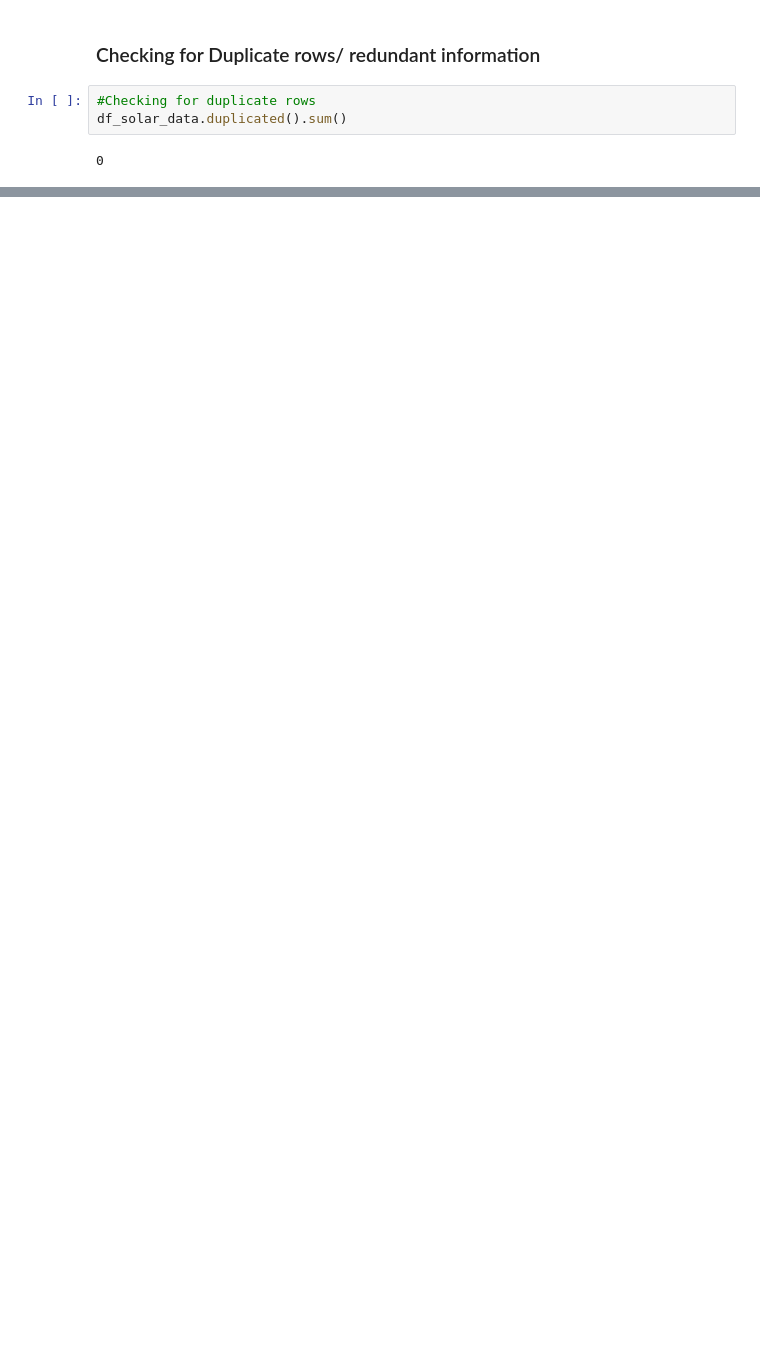
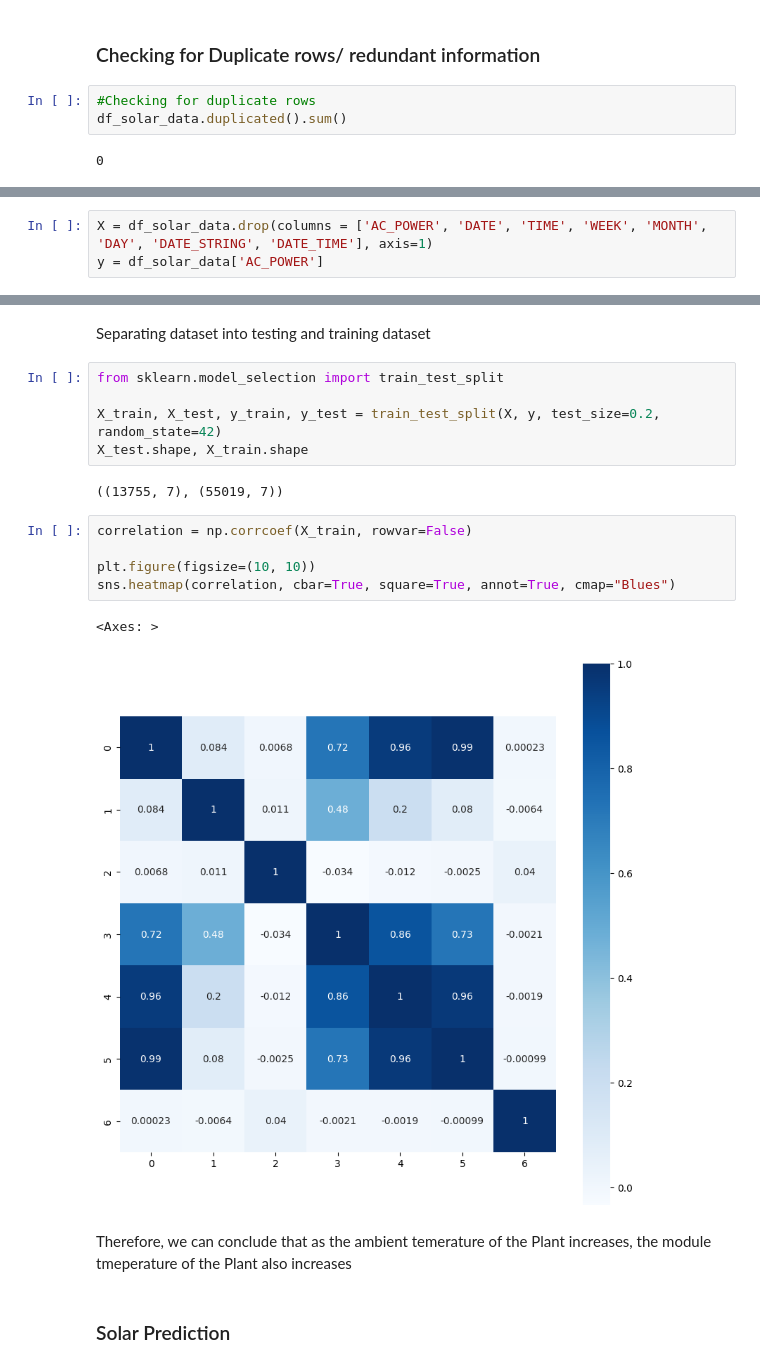
Before and after one commit to rtetteh20/fyp-solar-power-prediction, a Jupyter notebook: Scripts/main.ipynb, the cells around one changed output, grey strips where cells are left out. Saved outputs shown, nothing was run; the diff lists cells and outputs as text; blank space fills up the shorter version.

```diff
--- a/Scripts/main.ipynb
+++ b/Scripts/main.ipynb
@@ -157,0 +186,3 @@ dtype: bool
+# %%
+X = df_solar_data.drop(columns = ['AC_POWER', 'DATE', 'TIME', 'WEEK', 'MONTH', 'DAY', 'DATE_STRING', 'DATE_TIME'], axis=1)
+y = df_solar_data['AC_POWER']
@@ -157,0 +203,21 @@ dtype: bool
+# %% [markdown]
+Separating dataset into testing and training dataset
+# %%
+from sklearn.model_selection import train_test_split
+
+X_train, X_test, y_train, y_test = train_test_split(X, y, test_size=0.2, random_state=42)
+X_test.shape, X_train.shape
+# %% [output]
+((13755, 7), (55019, 7))
+# %%
+correlation = np.corrcoef(X_train, rowvar=False)
+
+plt.figure(figsize=(10, 10))
+sns.heatmap(correlation, cbar=True, square=True, annot=True, cmap="Blues")
+# %% [output]
+<Axes: >
+[figure, added]
+# %% [markdown]
+Therefore, we can conclude that as the ambient temerature of the Plant increases, the module tmeperature of the Plant also increases
+# %% [markdown]
+### Solar Prediction
```
Also changed, not shown: parts of 18 cells of this notebook.
